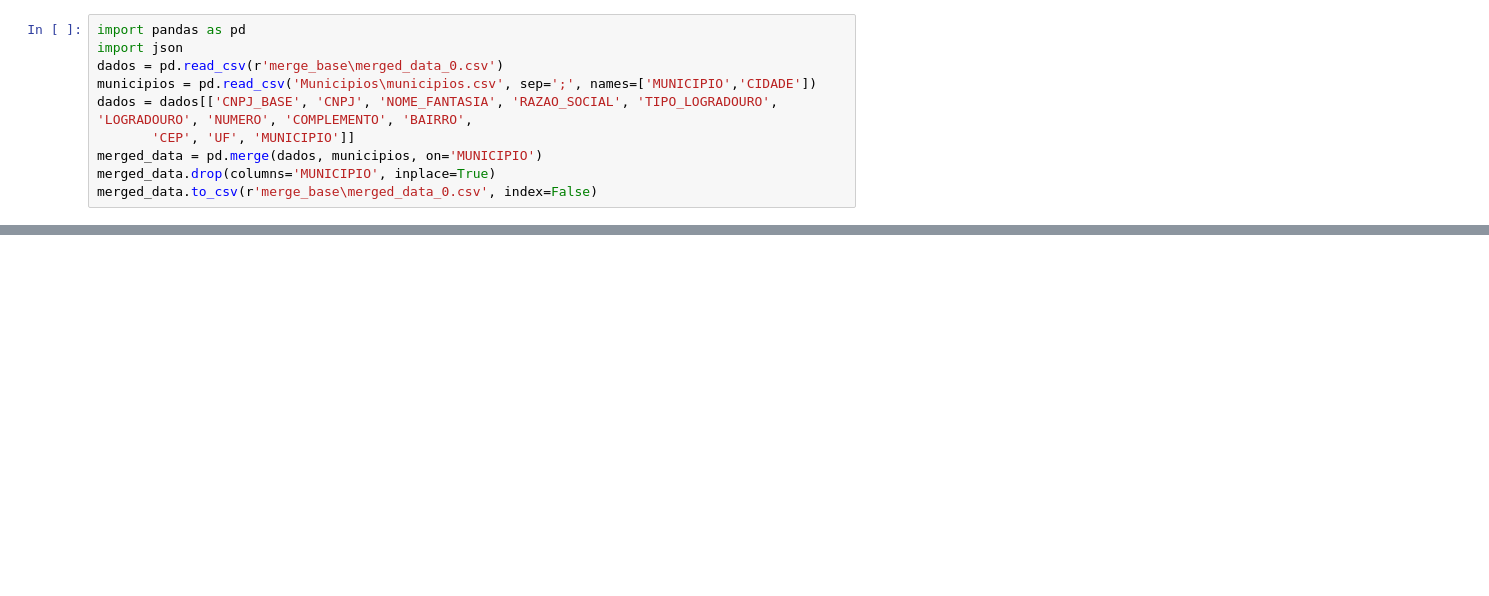
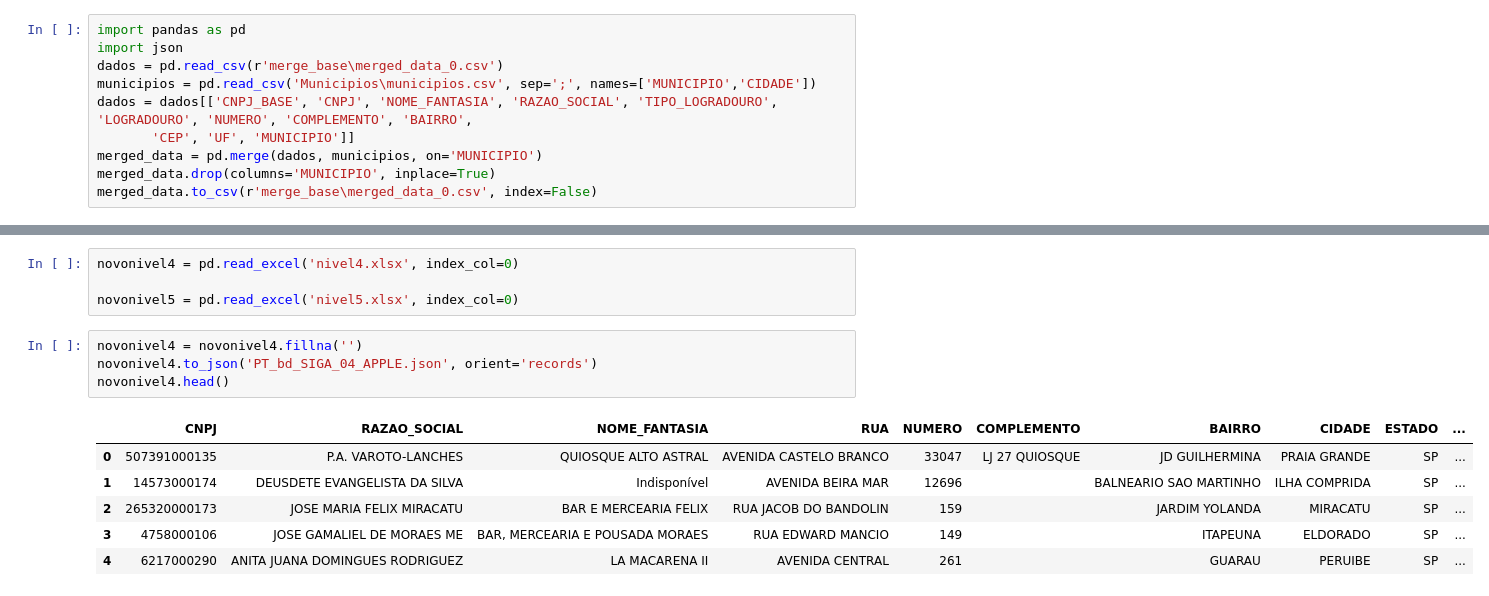
Before and after one commit to Gustavo-H-Martins/ESTABCHECK, a Jupyter notebook: unifica_fontes.ipynb, the cells around one changed output, grey strips where cells are left out. Drawn from its saved outputs; the diff is of its cells as text; blank space fills up the shorter version.

Commit message:
.
Signed-off-by: gustavolopesmartins <70769813+Gustavo-H-Martins@users.noreply.github.com>

```diff
--- a/unifica_fontes.ipynb
+++ b/unifica_fontes.ipynb
@@ -230,0 +287,15 @@ dados.head(2)
+# %%
+novonivel4 = pd.read_excel('nivel4.xlsx', index_col=0)
+
+novonivel5 = pd.read_excel('nivel5.xlsx', index_col=0)
+# %%
+novonivel4 = novonivel4.fillna('')
+novonivel4.to_json('PT_bd_SIGA_04_APPLE.json', orient='records')
+novonivel4.head()
+# %% [output]
+|  | CNPJ | RAZAO_SOCIAL | NOME_FANTASIA | RUA | NUMERO | COMPLEMENTO | BAIRRO | CIDADE | ESTADO | ... |
+| 0 | 507391000135 | P.A. VAROTO-LANCHES | QUIOSQUE ALTO ASTRAL | AVENIDA CASTELO BRANCO | 33047 | LJ 27 QUIOSQUE | JD GUILHERMINA | PRAIA GRANDE | SP | ... |
+| 1 | 14573000174 | DEUSDETE EVANGELISTA DA SILVA | Indisponível | AVENIDA BEIRA MAR | 12696 |  | BALNEARIO SAO MARTINHO | ILHA COMPRIDA | SP | ... |
+| 2 | 265320000173 | JOSE MARIA FELIX MIRACATU | BAR E MERCEARIA FELIX | RUA JACOB DO BANDOLIN | 159 |  | JARDIM YOLANDA | MIRACATU | SP | ... |
+| 3 | 4758000106 | JOSE GAMALIEL DE MORAES ME | BAR, MERCEARIA E POUSADA MORAES | RUA EDWARD MANCIO | 149 |  | ITAPEUNA | ELDORADO | SP | ... |
+| 4 | 6217000290 | ANITA JUANA DOMINGUES RODRIGUEZ | LA MACARENA II | AVENIDA CENTRAL | 261 |  | GUARAU | PERUIBE | SP | ... |
```
Also changed, not shown: parts of 11 cells of this notebook, 2 other files.
